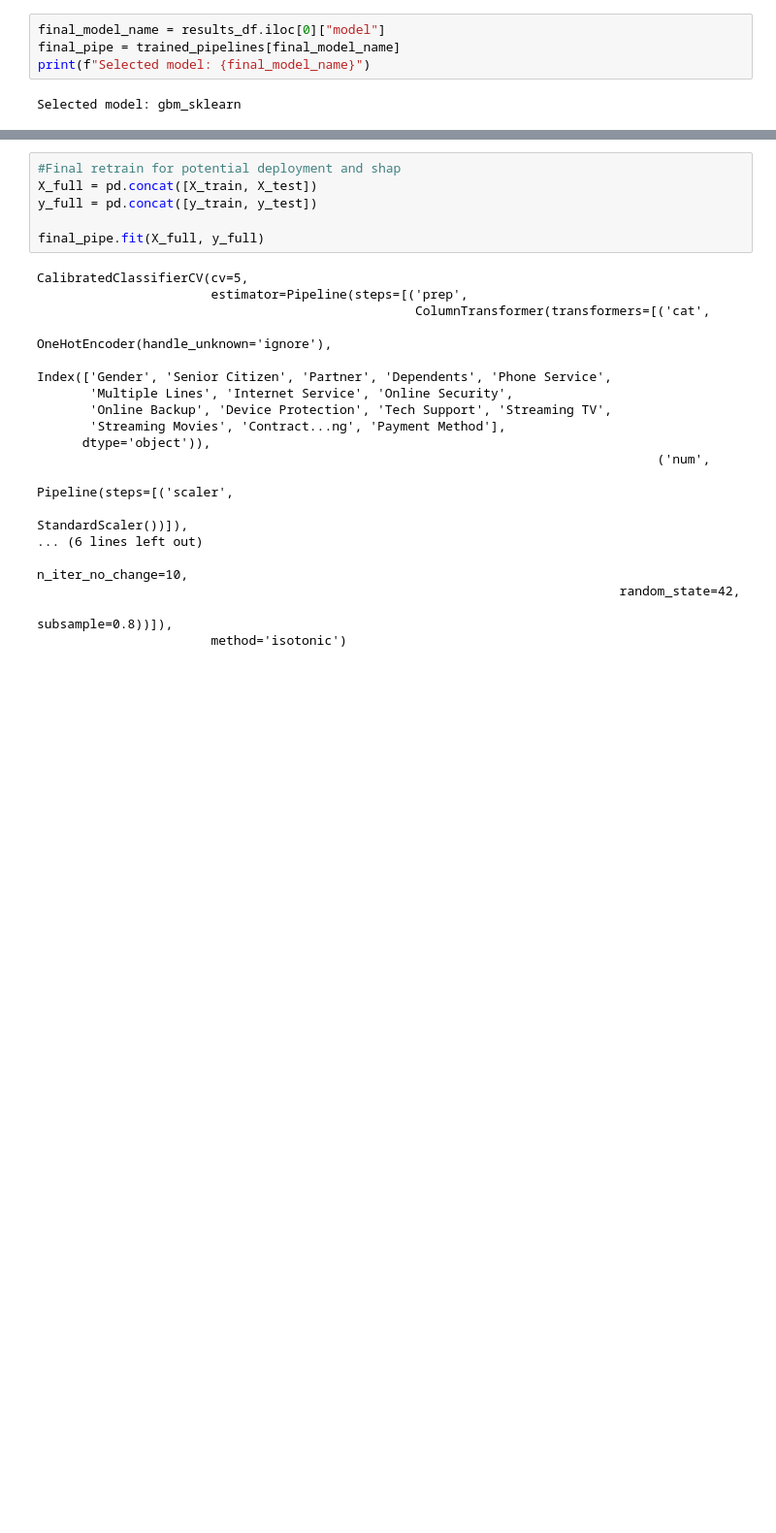
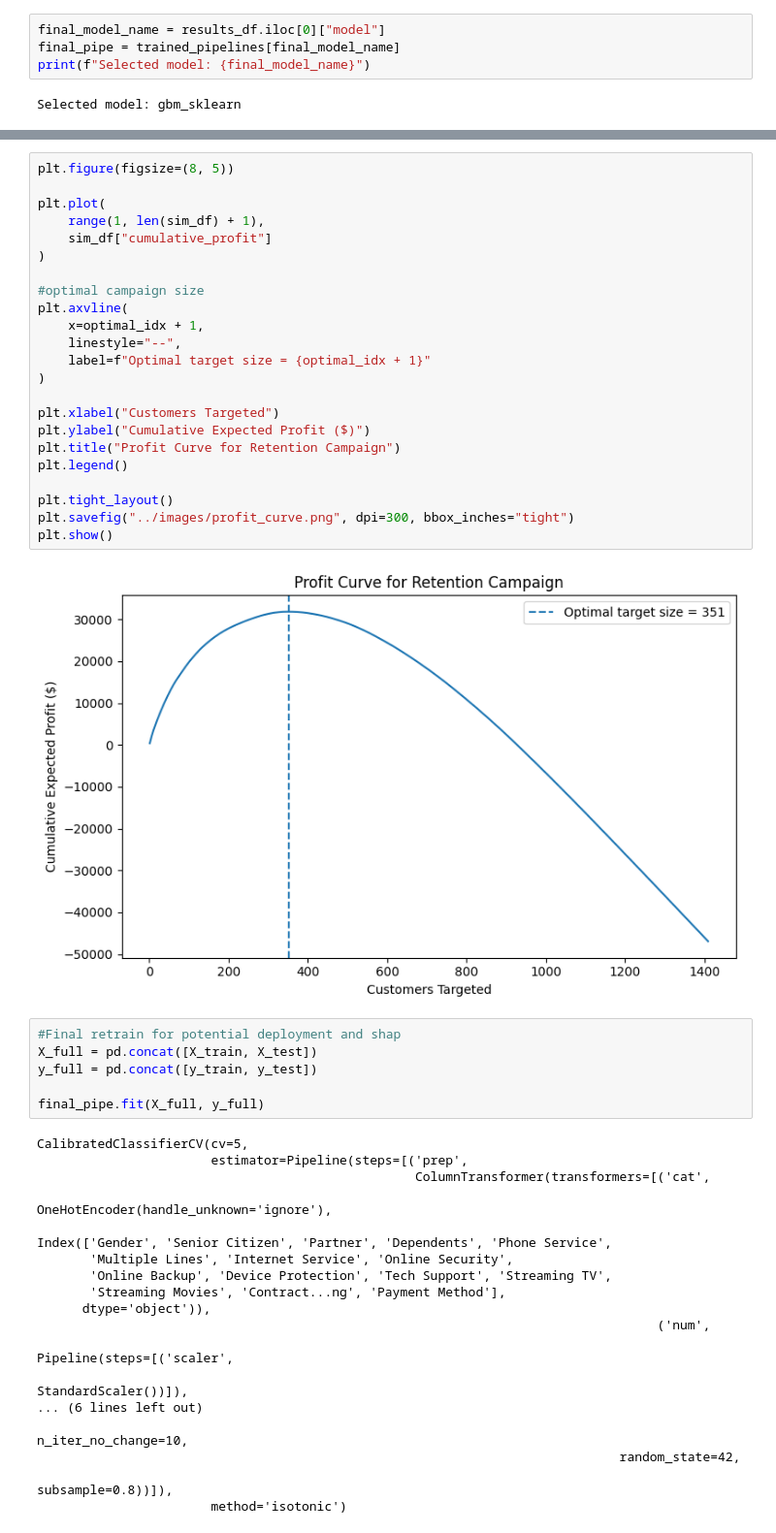
Before and after one commit to EvanW22/telco-churn-retention, a Jupyter notebook: notebooks/churn_analysis.ipynb, the cells around one changed output, grey strips where cells are left out. Shown at 97% size. Drawn from its saved outputs; the diff is of its cells as text; blank space fills up the shorter version.

```diff
--- a/notebooks/churn_analysis.ipynb
+++ b/notebooks/churn_analysis.ipynb
@@ -513,3 +367,28 @@ Offer discount | Success Rate 30%:
+# %%
+plt.figure(figsize=(8, 5))
+
+plt.plot(
+    range(1, len(sim_df) + 1),
+    sim_df["cumulative_profit"]
+)
+
+#optimal campaign size
+plt.axvline(
+    x=optimal_idx + 1,
+    linestyle="--",
+    label=f"Optimal target size = {optimal_idx + 1}"
+)
+
+plt.xlabel("Customers Targeted")
+plt.ylabel("Cumulative Expected Profit ($)")
+plt.title("Profit Curve for Retention Campaign")
+plt.legend()
+
+plt.tight_layout()
+plt.savefig("../images/profit_curve.png", dpi=300, bbox_inches="tight")
+plt.show()
+# %% [output]
+[figure, added]
 # %%
 #Final retrain for potential deployment and shap
 X_full = pd.concat([X_train, X_test])
```
Also changed, not shown: parts of 14 cells of this notebook, 11 other files.
